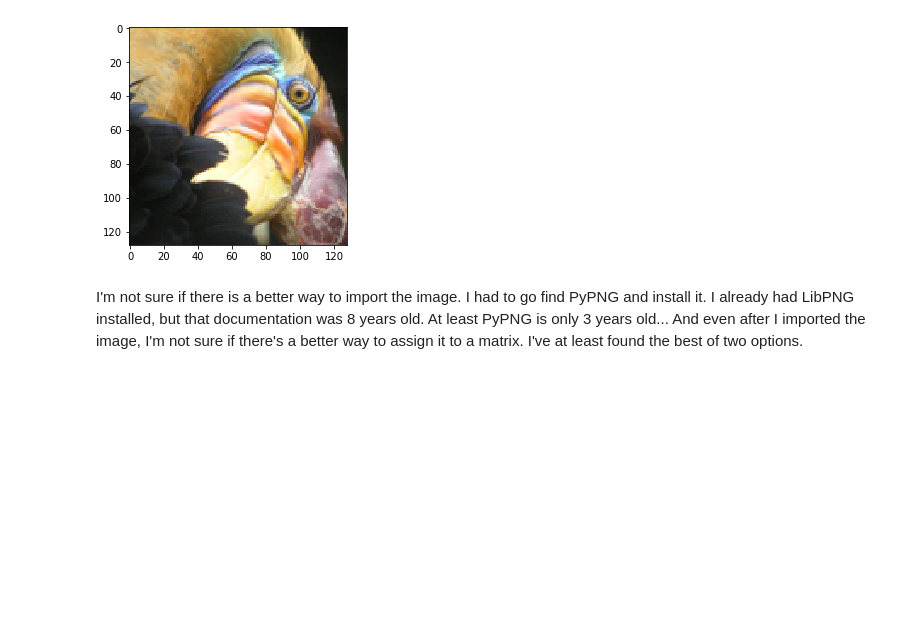
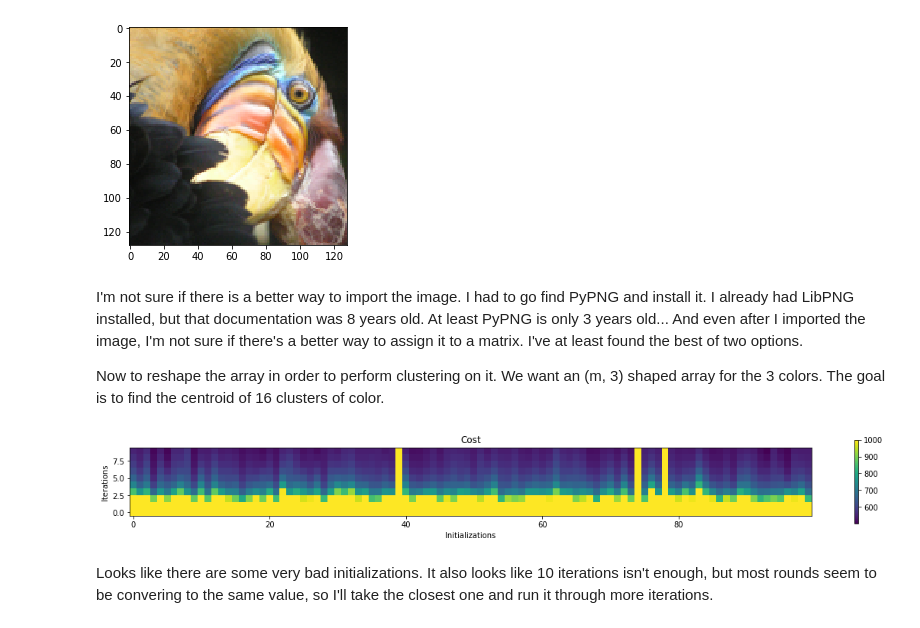
Before and after one commit to jbf81tb/Machine_learning_projects, a Jupyter notebook: Coursera_machine_learning/Notebooks/EX7_K-means_Clustering_and_PCA.ipynb, the cells around one changed output. Drawn from its saved outputs; the diff is of its cells as text; code cells hidden in the pictures; blank space fills up the shorter version.

Commit message:
Finished image compression

```diff
--- a/Coursera_machine_learning/Notebooks/EX7_K-means_Clustering_and_PCA.ipynb
+++ b/Coursera_machine_learning/Notebooks/EX7_K-means_Clustering_and_PCA.ipynb
@@ -182,3 +182,33 @@ plt.show()
 [figure]
 # %% [markdown]
 I'm not sure if there is a better way to import the image. I had to go find PyPNG and install it. I already had LibPNG installed, but that documentation was 8 years old. At least PyPNG is only 3 years old... And even after I imported the image, I'm not sure if there's a better way to assign it to a matrix. I've at least found the best of two options.
+
+Now to reshape the array in order to perform clustering on it. We want an (m, 3) shaped array for the 3 colors. The goal is to find the centroid of 16 clusters of color.
+# %%
+X = np.hstack([img[:,:,i].reshape(-1,1) for i in range(3)])
+K = 16
+# %%
+rounds = 100
+iterations = 10
+cent_list, class_list = ([] for _ in range(2))
+J_list = np.zeros((rounds,iterations))
+for r in range(rounds):
+    cent_list.append([])
+    class_list.append([])
+    cent_list[r].append(randomCentroidInit(X,K))
+    for i in range(iterations):
+        class_list[r].append(nearestCentroid(X,cent_list[r][i]))
+        cent_list[r].append(recalculateCentroids(X=X,K=K,classes=class_list[r][i]))
+        J_list[r,i] = kMeansCost(X=X,centroids=cent_list[r][i+1],classes=class_list[r][i])
+# %%
+plt.figure(figsize = [20,2])
+plt.imshow(J_list.T, origin='lower',vmax=1000)
+plt.ylabel('Iterations')
+plt.xlabel('Initializations')
+plt.title('Cost')
+plt.colorbar()
+plt.show()
+# %% [output]
+[figure, added]
+# %% [markdown]
+Looks like there are some very bad initializations. It also looks like 10 iterations isn't enough, but most rounds seem to be convering to the same value, so I'll take the closest one and run it through more iterations.
```
Also changed, not shown: parts of 8 cells of this notebook.
